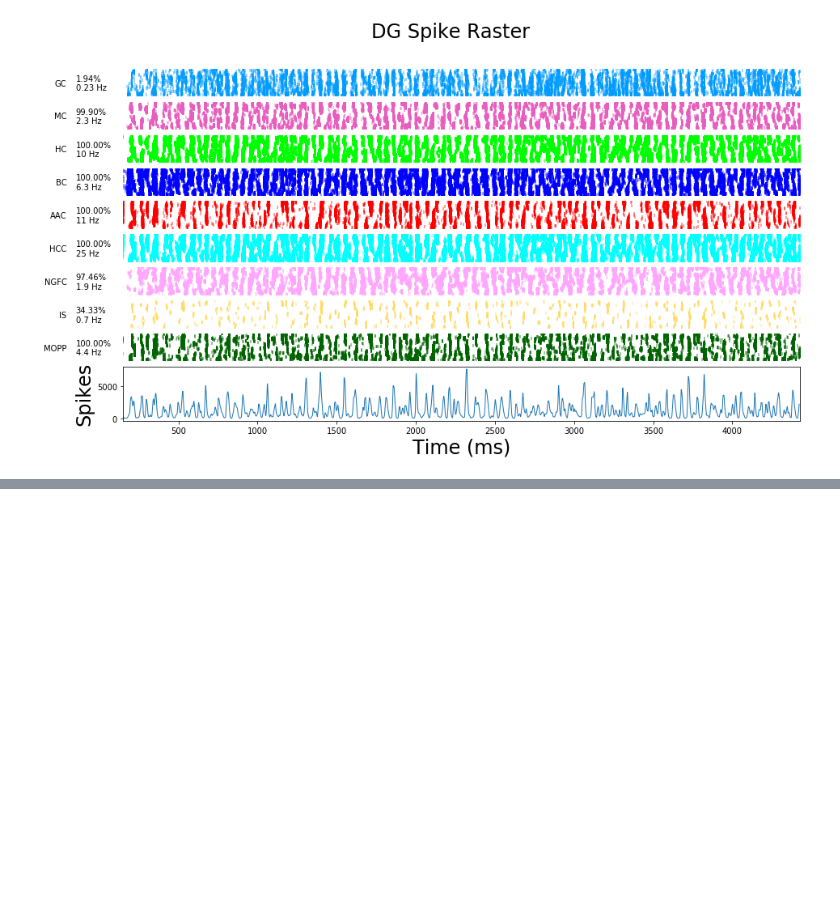
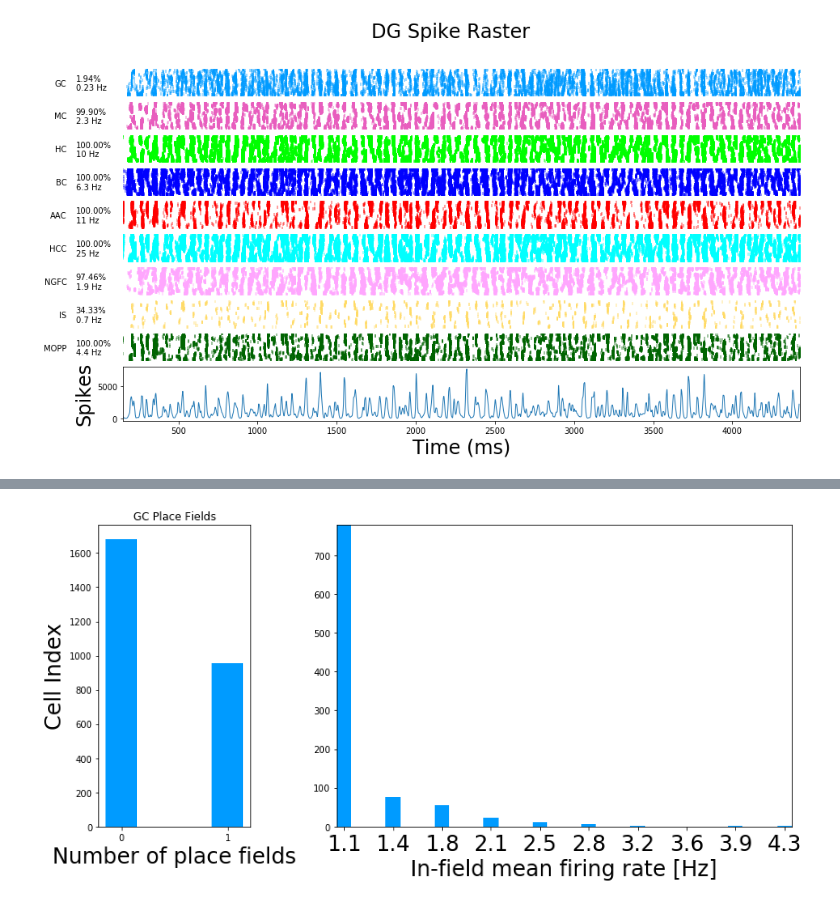
Before and after one commit to soltesz-lab/dentate, a Jupyter notebook: notebooks/Network Activity.ipynb, the cells around one changed output, grey strips where cells are left out. Cells and saved outputs as stored; diff of their text form; code cells hidden in the pictures; blank space fills up the shorter version.

Commit message:
tweaks to rates plot and place field code

```diff
--- a/notebooks/Network Activity.ipynb
+++ b/notebooks/Network Activity.ipynb
@@ -18,6 +17,8 @@ from dentate import utils, plot
 from dentate.env import Env
 # %%
 spike_events_path = '%s/Full_Scale_GC_Exc_Sat_LNN_Diag_9930807.bw/dentatenet_Full_Scale_GC_Exc_Sat_LNN_results.h5' % results_prefix
+trajectory_path = '%s/datasets/DG_PP_spiketrains_A_20190512.h5' % dentate_home
+trajectory_id = 'A Diag'
 time_range = [150.0, 7500.0]
 
 font_size = 24
@@ -82,0 +78,7 @@ fig = plot.plot_spike_rates (spike_events_path, 'Spike Events', include=['NGFC']
+# %%
+fig = plot.plot_place_fields (spike_events_path, 'Spike Events', trajectory_path, trajectory_id,
+                              include=['GC'], time_variable='t', min_pf_width=15.,
+                              time_range=time_range, bin_size=1.,
+                              fontSize=font_size, figSize=(12,6), saveFig=True, figFormat='svg')
+# %% [output]
+[figure, added]
```
Also changed, not shown: parts of 11 cells of this notebook, 3 other files.
